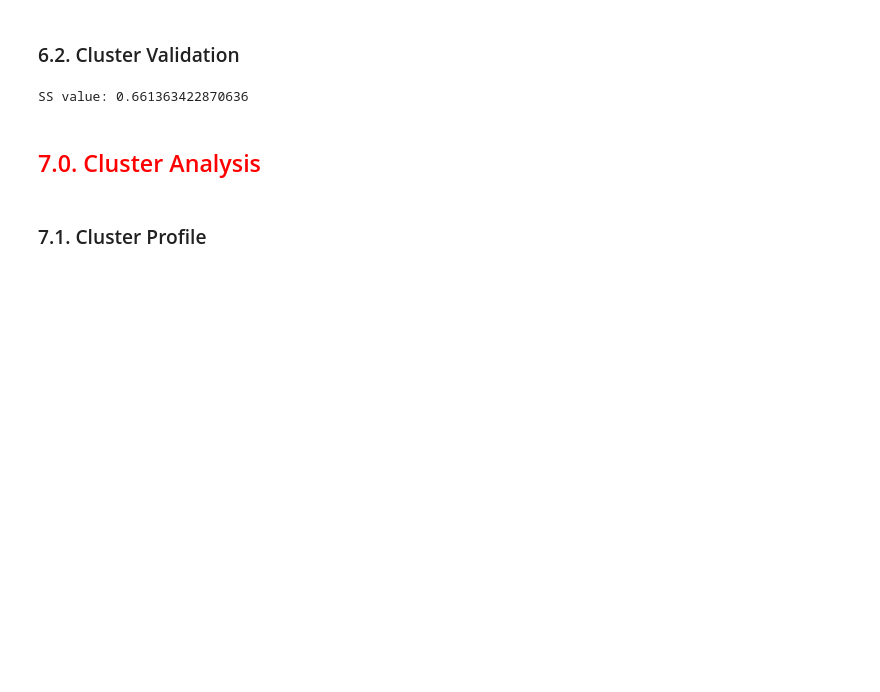
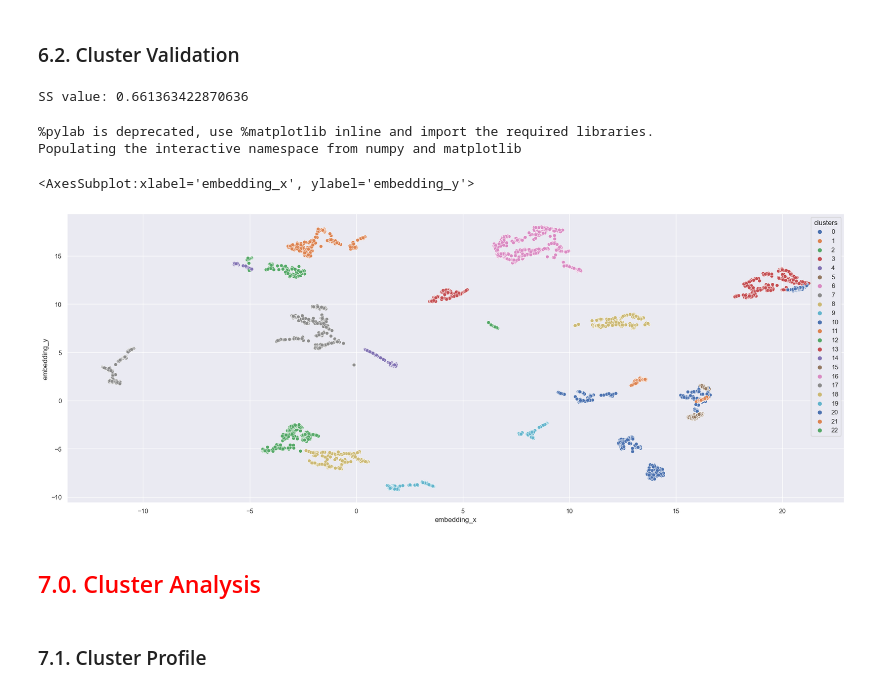
Before and after one commit to ThiagoBorgesLima/insiders_clustering, a Jupyter notebook: src/models/c10-tbl-deploy.ipynb, the cells around one changed output. Saved outputs shown, nothing was run; the diff lists cells and outputs as text; code cells hidden in the pictures; blank space fills up the shorter version.

```diff
--- a/src/models/c10-tbl-deploy.ipynb
+++ b/src/models/c10-tbl-deploy.ipynb
@@ -547,3 +549,31 @@ SS value: 0.661363422870636
+# %%
+def jupyter_settings():
+    %matplotlib inline
+    %pylab inline
+
+    plt.style.use( 'ggplot' )
+    plt.rcParams[ 'figure.figsize' ] = [24, 9]
+    plt.rcParams[ 'font.size' ] = 24
+
+    display( HTML( '<style>.container { width:100% !important; }</style>') )
+    pd.options.display.max_columns = None
+    pd.options.display.max_rows = None
+    pd.set_option( 'display.expand_frame_repr', False )
+
+    sns.set()
+
+jupyter_settings()
+# %% [output]
+%pylab is deprecated, use %matplotlib inline and import the required libraries.
+Populating the interactive namespace from numpy and matplotlib
+# %%
+df_graph = X.copy()
+df_graph['clusters'] = labels
+# %%
+sns.scatterplot( x='embedding_x', y='embedding_y', hue='clusters', data=df_graph, palette='deep')
+# %% [output]
+<AxesSubplot:xlabel='embedding_x', ylabel='embedding_y'>
+[figure, added]
 # %% [markdown]
 ## <font color='red'> 7.0. Cluster Analysis </font>
 # %% [markdown]
```
Also changed, not shown: parts of 3 cells of this notebook, 1 other file.
